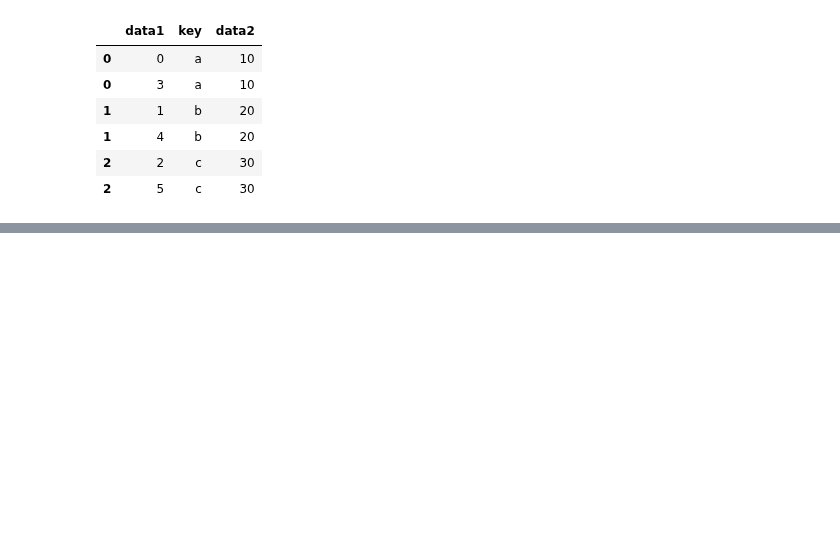
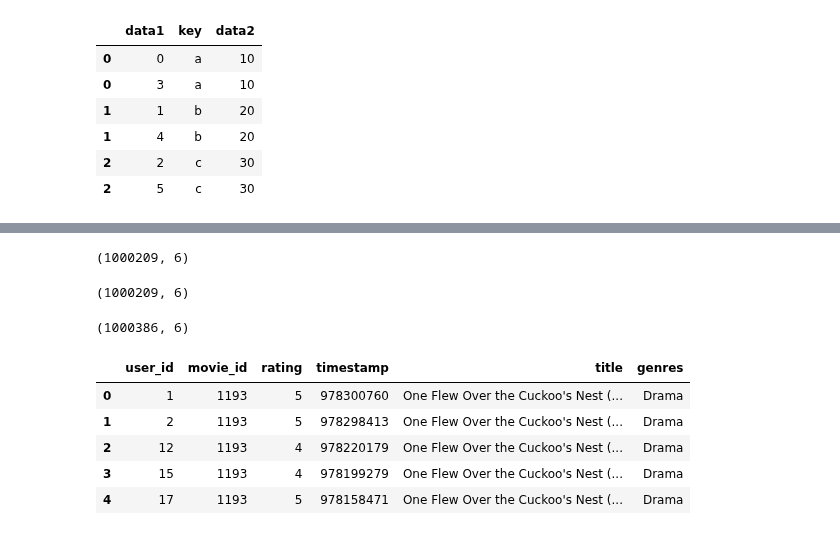
Before and after one commit to JakeOh/202011_itw_bd21, a Jupyter notebook: lab_da/da12_merge.ipynb, the cells around one changed output, grey strips where cells are left out. Drawn from its saved outputs; the diff is of its cells as text; code cells hidden in the pictures; blank space fills up the shorter version.

```diff
--- a/lab_da/da12_merge.ipynb
+++ b/lab_da/da12_merge.ipynb
@@ -239,0 +244,11 @@ movies.data, ratings.dat, users.dat 데이터 파일이 있음.
+# %%
+movies_col_names = ['movie_id', 'title', 'genres']
+ratings_col_names = ['user_id', 'movie_id', 'rating', 'timestamp']
+users_col_names = ['user_id', 'gender', 'age', 'occupation', 'zip_code']
+# %%
+movies = pd.read_csv(movies_file,
+                     sep='::',
+                     encoding='cp1252',
+                     header=None,
+                     names=movies_col_names,
+                     engine='python')
@@ -239,0 +329,21 @@ movies.data, ratings.dat, users.dat 데이터 파일이 있음.
+# %%
+ratings_movies.shape
+# %% [output]
+(1000209, 6)
+# %%
+pd.merge(left=ratings, right=movies, how='left').shape
+# %% [output]
+(1000209, 6)
+# %%
+pd.merge(left=ratings, right=movies, how='outer').shape
+# %% [output]
+(1000386, 6)
+# %%
+ratings_movies.head()
+# %% [output]
+|  | user_id | movie_id | rating | timestamp | title | genres |
+| 0 | 1 | 1193 | 5 | 978300760 | One Flew Over the Cuckoo's Nest (... | Drama |
+| 1 | 2 | 1193 | 5 | 978298413 | One Flew Over the Cuckoo's Nest (... | Drama |
+| 2 | 12 | 1193 | 4 | 978220179 | One Flew Over the Cuckoo's Nest (... | Drama |
+| 3 | 15 | 1193 | 4 | 978199279 | One Flew Over the Cuckoo's Nest (... | Drama |
+| 4 | 17 | 1193 | 5 | 978158471 | One Flew Over the Cuckoo's Nest (... | Drama |
```
Also changed, not shown: parts of 20 cells of this notebook.
